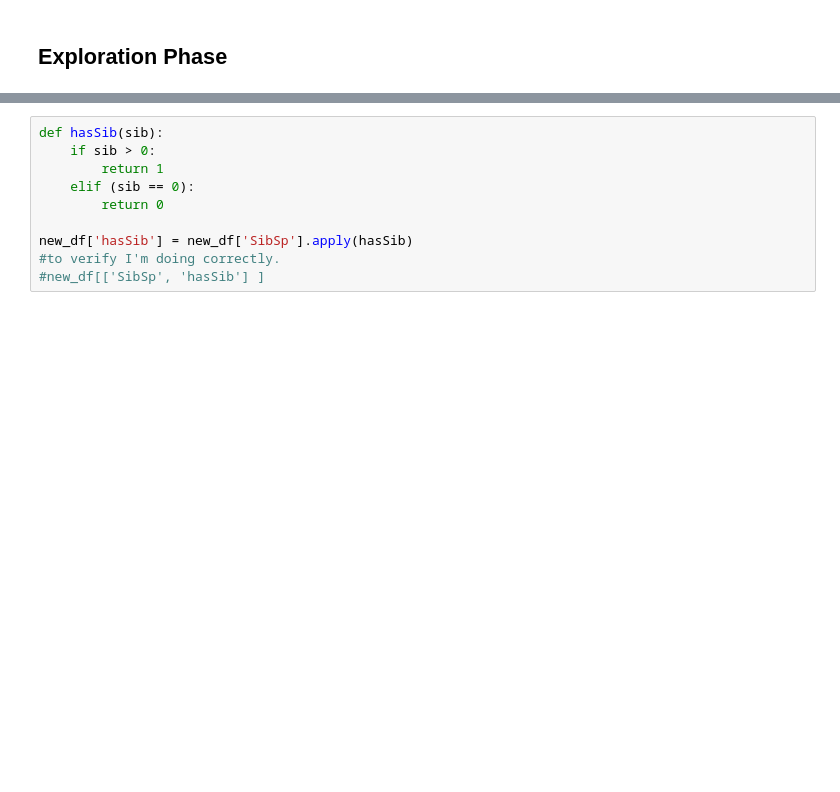
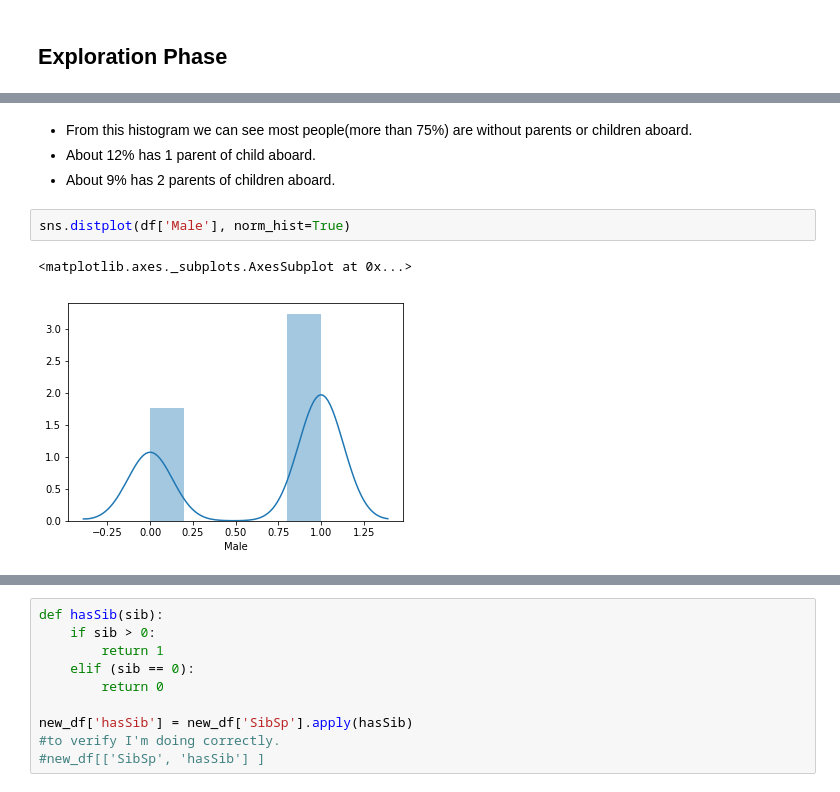
Before and after one commit to sunpochin/dand-p2-investigate-titanic-data, a Jupyter notebook: investigate-titanic-data.ipynb, the cells around one changed output, grey strips where cells are left out. Saved outputs shown, nothing was run; the diff lists cells and outputs as text; blank space fills up the shorter version.

```diff
--- a/investigate-titanic-data.ipynb
+++ b/investigate-titanic-data.ipynb
@@ -249,0 +248,9 @@ memory usage: 76.6+ KB
+# %% [markdown]
+* From this histogram we can see most people(more than 75%) are without parents or children aboard.
+* About 12% has 1 parent of child aboard.
+* About 9% has 2 parents of children aboard.
+# %%
+sns.distplot(df['Male'], norm_hist=True)
+# %% [output]
+<matplotlib.axes._subplots.AxesSubplot at 0x...>
+[figure, added]
```
Also changed, not shown: parts of 41 cells of this notebook.
